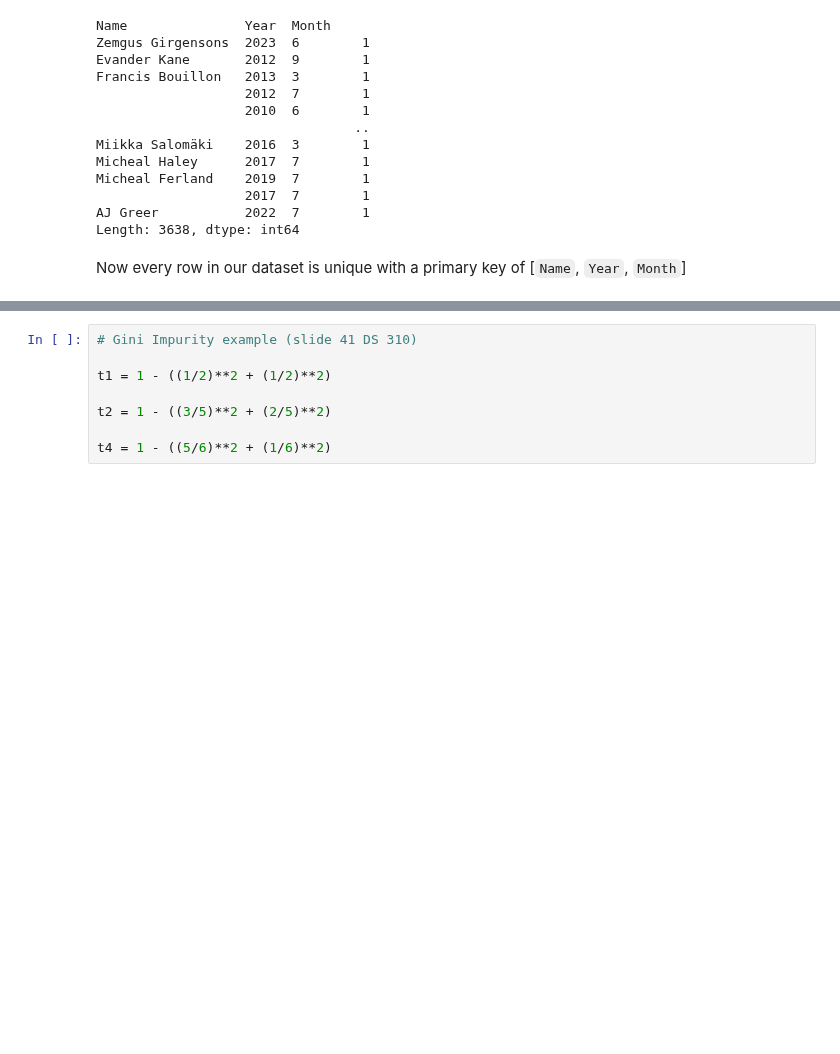
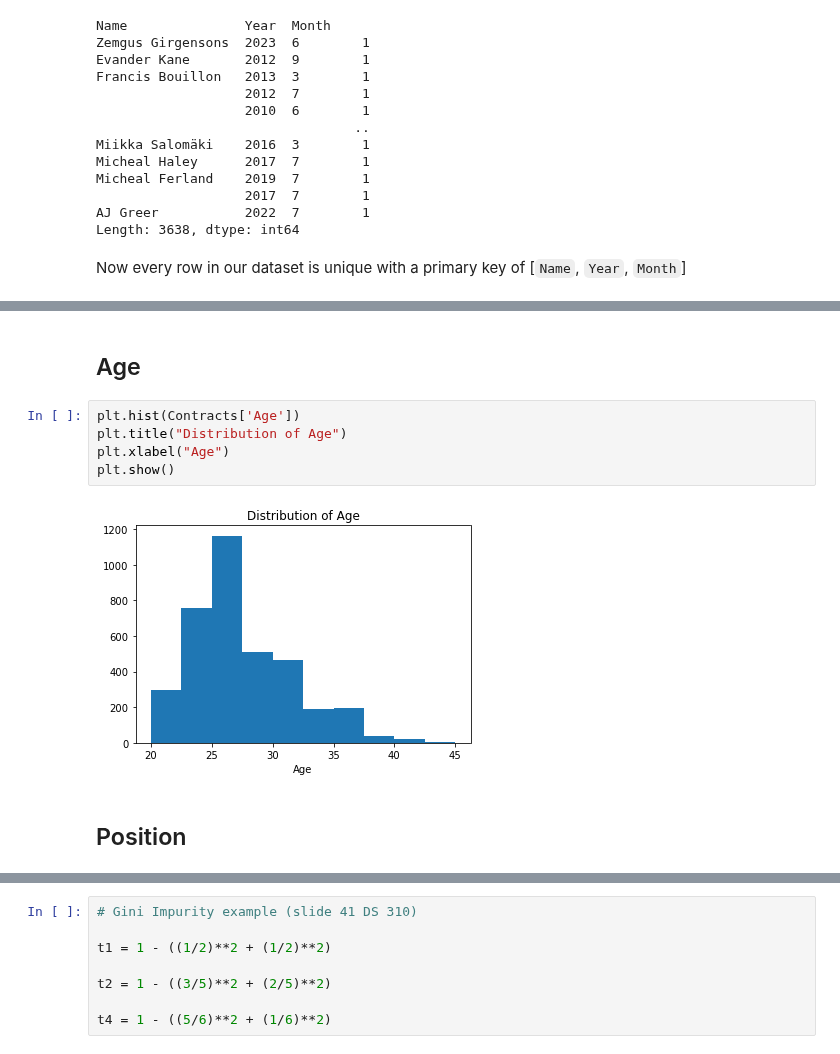
Before and after one commit to lukekerwin/DS-320_Project, a Jupyter notebook: Contract Data/Contracts_Cleaning.ipynb, the cells around one changed output, grey strips where cells are left out. Drawn from its saved outputs; the diff is of its cells as text; blank space fills up the shorter version.

```diff
--- a/Contract Data/Contracts_Cleaning.ipynb
+++ b/Contract Data/Contracts_Cleaning.ipynb
@@ -319,0 +343,11 @@ Now every row in our dataset is unique with a primary key of [`Name`, `Year`, `M
+# %% [markdown]
+## Age
+# %%
+plt.hist(Contracts['Age'])
+plt.title("Distribution of Age")
+plt.xlabel("Age")
+plt.show()
+# %% [output]
+[figure, added]
+# %% [markdown]
+## Position
```
Also changed, not shown: parts of 36 cells of this notebook, 1 other file.
